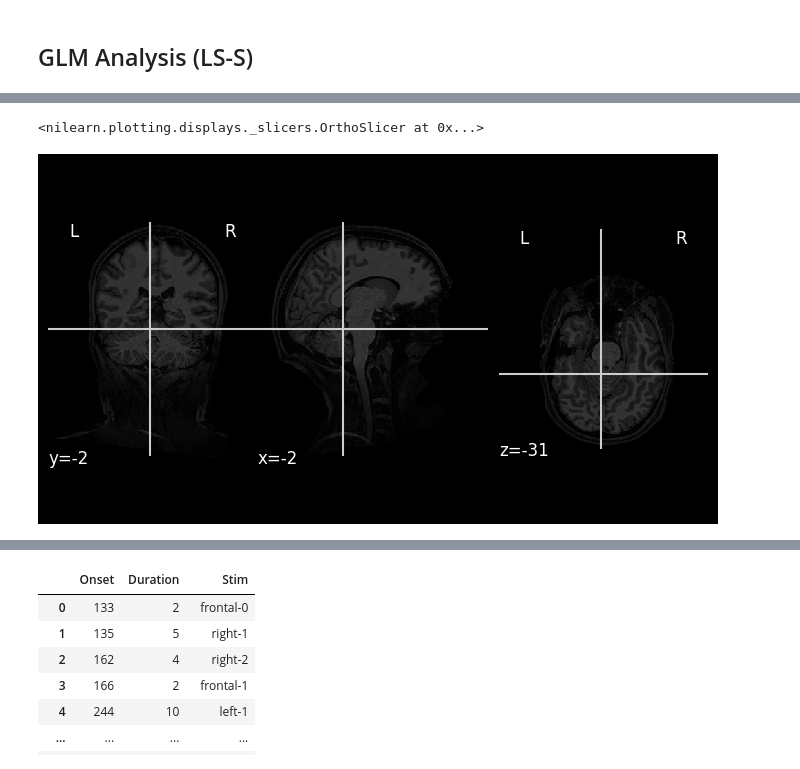
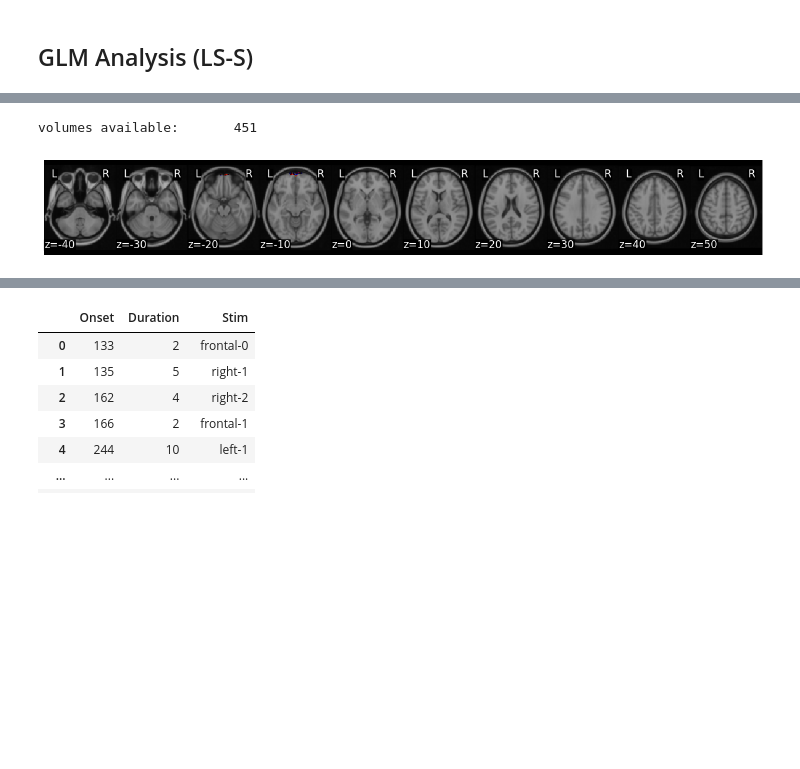
Before and after one commit to nimarek/study-face-tracks, a Jupyter notebook: code/func_alignment.ipynb, the cells around one changed output, grey strips where cells are left out. Cells and saved outputs as stored; diff of their text form; code cells hidden in the pictures; blank space fills up the shorter version.

Commit message:
added plots, fixed transf. bug

```diff
--- a/code/func_alignment.ipynb
+++ b/code/func_alignment.ipynb
@@ -77,6 +81,8 @@ elif target_run == 5:
     train_volumes = 462
 elif target_run == 6:
     train_volumes = 439
+elif target_run == 7:
+    train_volumes = 542
 elif target_run == 8:
     train_volumes = 338
 # %%
@@ -96,20 +103,20 @@ for sub in sub_list:
         "Desktop",
         "study_face_tracks",
         "derivatives",
-        "fmriprep_native",
+        "fmriprep_mni",
         f"sub-{sub}",
         "ses-movie",
         "func",
-        f"sub-{sub}_ses-movie_task-movie_run-{train_run}_space-T1w_desc-aparcaseg_dseg.nii.gz"
+        f"sub-{sub}_ses-movie_task-movie_run-{train_run}_space-MNI152NLin2009cAsym_res-2_desc-aparcaseg_dseg.nii.gz"
     )
-    print(f"extracting data from subject: {sub} for roi: {roi}")
+    print(f"extracting data from subject: {sub}")
     affine = nib.load(aparc_fpath).affine
     aparc_data = nib.load(aparc_fpath).get_fdata()
 
     # create mask
-    matches = lut_df[lut_df['name'] == 'ctx-lh-fusiform']
+    matches = lut_df[lut_df['name'] == 'ctx-lh-frontalpole']
     left_index = matches['index'].values[0]
-    matches = lut_df[lut_df['name'] == 'ctx-rh-fusiform']
+    matches = lut_df[lut_df['name'] == 'ctx-rh-frontalpole']
     right_index = matches['index'].values[0]
 
     fusiform_mask = np.zeros_like(aparc_data, dtype=bool)
@@ -125,12 +132,13 @@ for sub in sub_list:
         "Desktop",
         "study_face_tracks",
         "derivatives",
-        "fmriprep_native",
+        "fmriprep_mni",
         f"sub-{sub}",
         "ses-movie",
         "func",
-        f"sub-{sub}_ses-movie_task-movie_run-{target_run}_space-T1w_desc-preproc_bold.nii.gz"
+        f"sub-{sub}_ses-movie_task-movie_run-{train_run}_space-MNI152NLin2009cAsym_res-2_desc-preproc_bold.nii.gz"
         )
     data = Brain_Data(slicer(func_f, train_volumes), mask=roi_mask)
+    # data = Brain_Data(func_f, mask=roi_mask)
     all_data.append(data)
 # %% [output]
@@ -150,7 +161,7 @@ extracting data from subject: 20 for roi: 2030
 # %% [markdown]
 ## hyperalignment
 # %%
-hyperalign = align(all_data, method="procrustes")
+hyperalign = align(all_data[:4], method="procrustes")
 hyperalign.keys()
 # %% [output]
 dict_keys(['transformed', 'common_model', 'transformation_matrix', 'disparity', 'scale', 'isc'])
@@ -206,2 +249,3 @@ extracting data from subject: 01 for roi: 2030
 # %%
-align_data = Brain_Data(func_f, mask=roi_mask)
+target_data = Brain_Data(func_f, mask=roi_mask)
+target_data[1].plot()
@@ -213,10 +254,13 @@ plot_roi(align_data.mean().to_nifti(), bg_img="/home/exp-psy/Desktop/study_face_
+# %%
+print("volumes available:\t", len(align_data))
+# %% [output]
+volumes available:       451
 # %%
 aligned_sub_hyperalignment = align_data.align(hyperalign["common_model"], method="procrustes")
 # %%
-plot_roi(aligned_sub_hyperalignment["transformed"].mean().to_nifti(), bg_img="/home/exp-psy/Desktop/study_face_tracks/derivatives/fmriprep_native/sub-01/ses-movie/anat/sub-01_ses-movie_desc-preproc_T1w.nii.gz")
+aligned_sub_hyperalignment["transformed"][0].plot()
 # %% [output]
-<nilearn.plotting.displays._slicers.OrthoSlicer at 0x...>
-[figure, old version]
+[figure, new version]
 # %%
 out_dir_beta = os.path.join(deriv_dir, "hyperalignment", f"sub-{sub}")
 print("output folder:\t", out_dir_beta)
```
Also changed, not shown: parts of 23 cells of this notebook.
